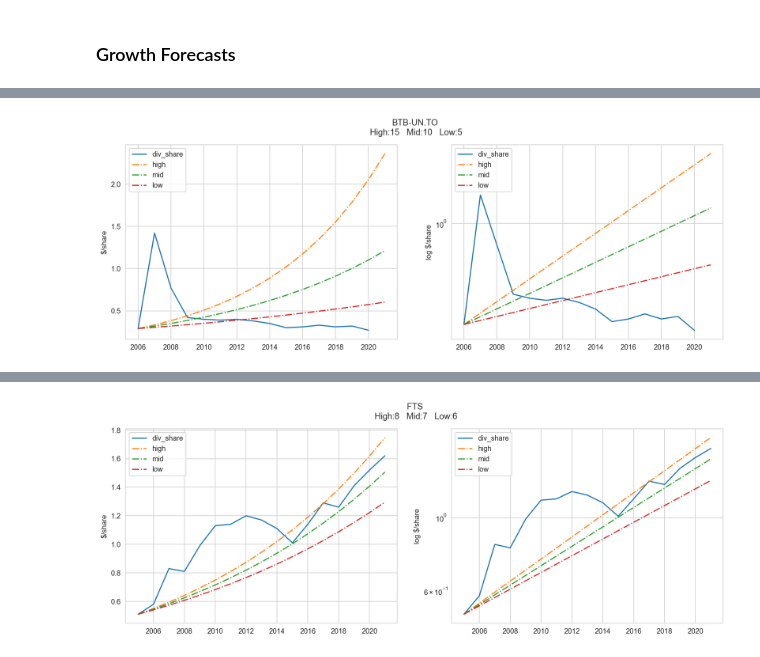
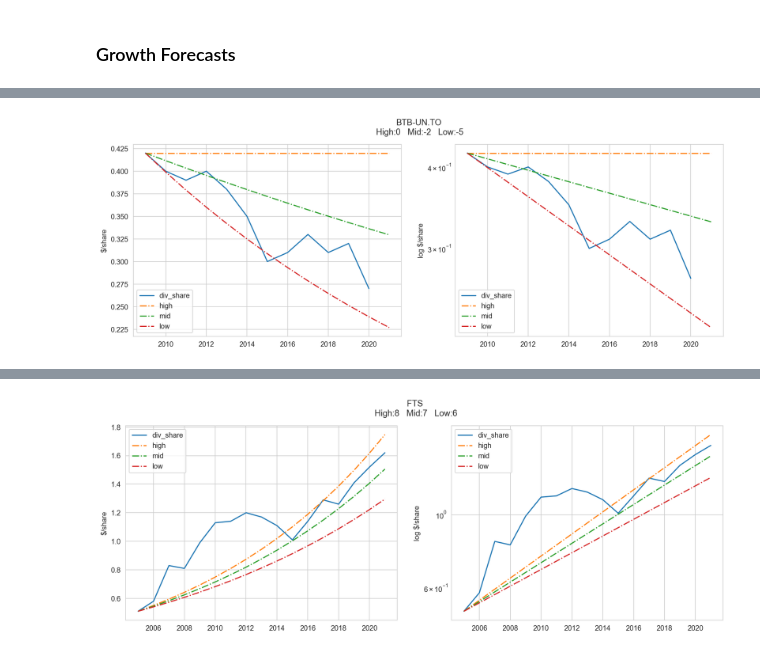
Before and after one commit to nomalet/investing, a Jupyter notebook: notebooks/2 Forecasts for Dividends.ipynb, the cells around one changed output, grey strips where cells are left out. Drawn from its saved outputs; the diff is of its cells as text; code cells hidden in the pictures.

```diff
--- a/notebooks/2 Forecasts for Dividends.ipynb
+++ b/notebooks/2 Forecasts for Dividends.ipynb
@@ -140,8 +144,8 @@ sensitivity_plot(company_data, "BP.L", 15, 10, 5, "div")
 [figure]
 [interactive output not drawn]
 # %%
-sensitivity_plot(company_data, "BTB-UN.TO", 15, 10, 5, "div")
+sensitivity_plot(company_data, "BTB-UN.TO", 0, -2, -5, "div", start_at=2009)
 # %% [output]
-[figure, old version]
+[figure, new version]
 [interactive output not drawn]
 # %%
```
Also changed, not shown: parts of 8 cells of this notebook, 8 other files.
